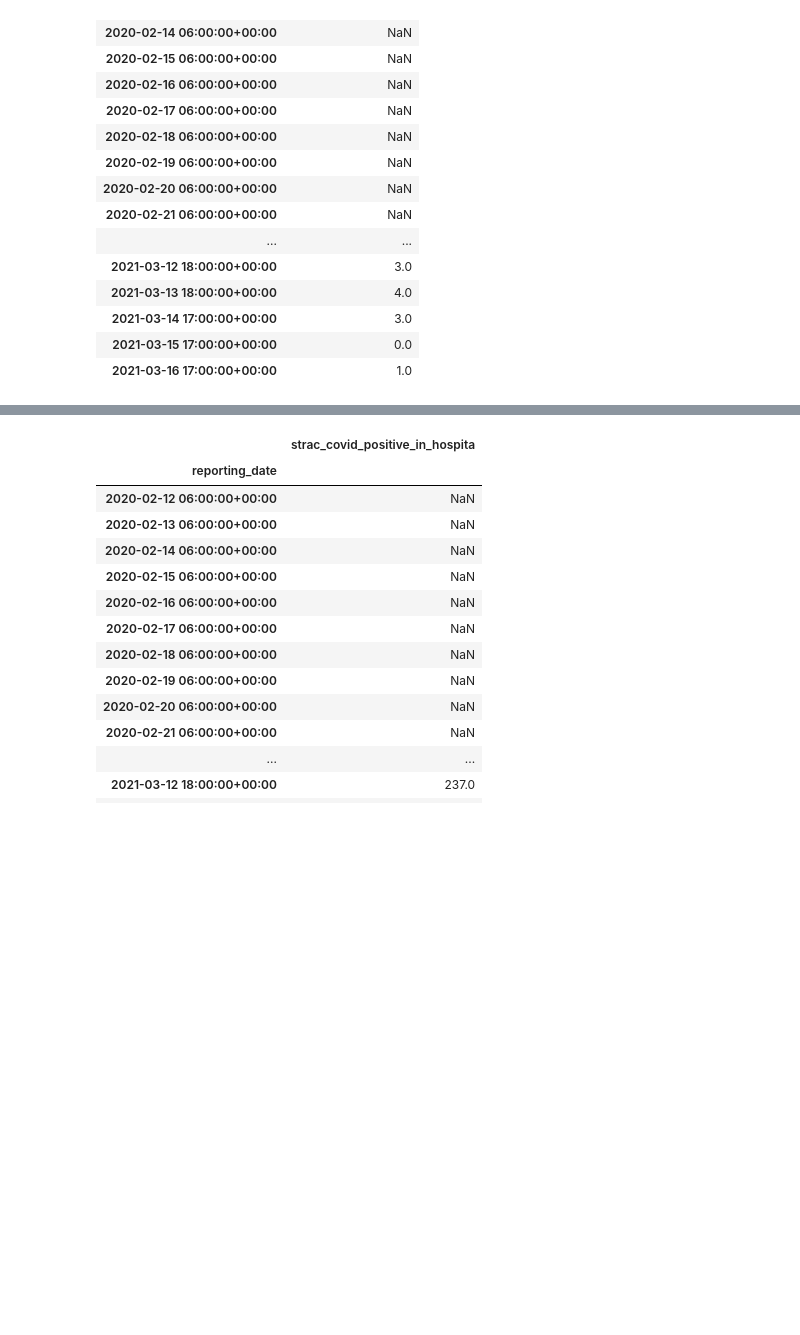
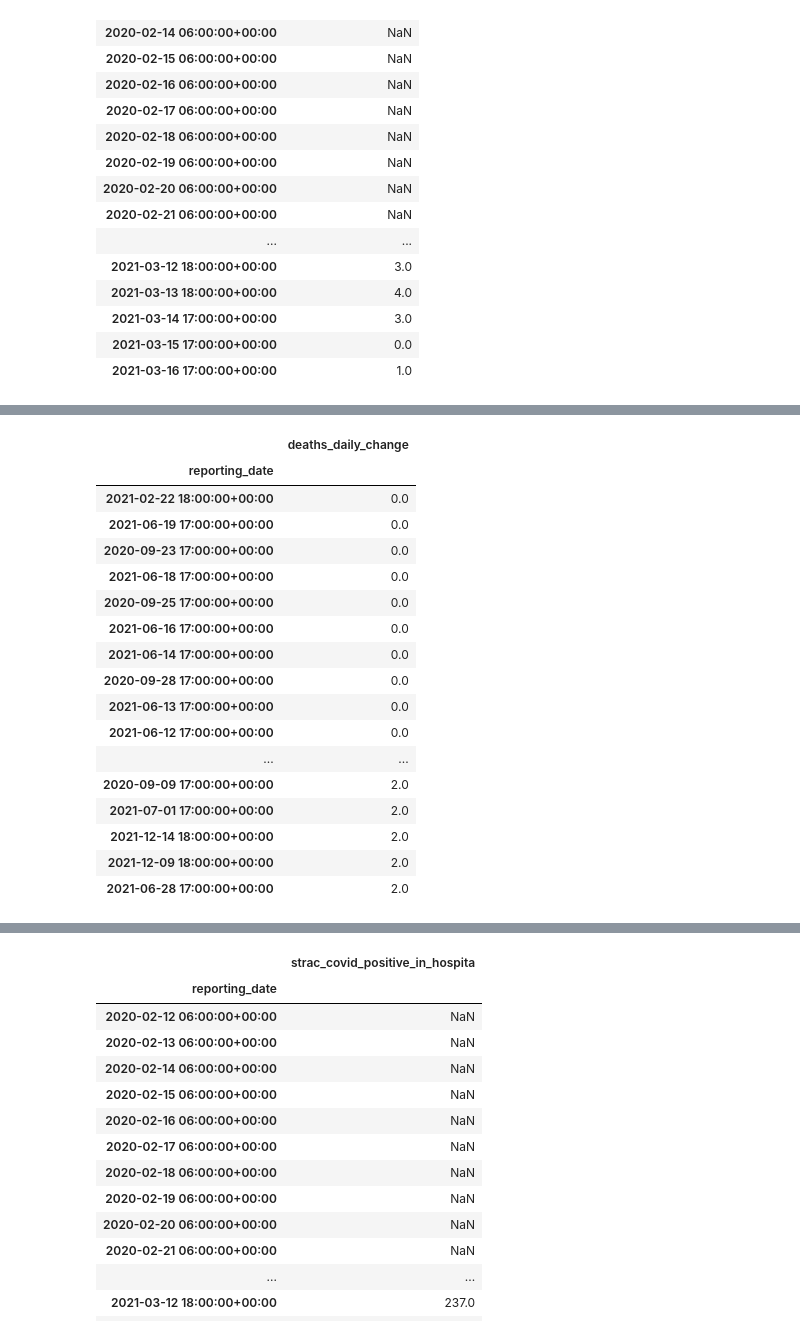
Before and after one commit to ldhagen/Texas_Covid_Data_Notebook, a Jupyter notebook: SanAntonioDailyNew.ipynb, the cells around one changed output, grey strips where cells are left out. Drawn from its saved outputs; the diff is of its cells as text; code cells hidden in the pictures; blank space fills up the shorter version.

```diff
--- a/SanAntonioDailyNew.ipynb
+++ b/SanAntonioDailyNew.ipynb
@@ -170,3 +171,24 @@ fig.savefig('MetroDeathsSANew.png')
+# %%
+df_sa_deaths.sort_values(by = 'deaths_daily_change')
+# %% [output]
+|  | deaths_daily_change |
+| reporting_date |  |
+| 2021-02-22 18:00:00+00:00 | 0.0 |
+| 2021-06-19 17:00:00+00:00 | 0.0 |
+| 2020-09-23 17:00:00+00:00 | 0.0 |
+| 2021-06-18 17:00:00+00:00 | 0.0 |
+| 2020-09-25 17:00:00+00:00 | 0.0 |
+| 2021-06-16 17:00:00+00:00 | 0.0 |
+| 2021-06-14 17:00:00+00:00 | 0.0 |
+| 2020-09-28 17:00:00+00:00 | 0.0 |
+| 2021-06-13 17:00:00+00:00 | 0.0 |
+| 2021-06-12 17:00:00+00:00 | 0.0 |
+| ... | ... |
+| 2020-09-09 17:00:00+00:00 | 2.0 |
+| 2021-07-01 17:00:00+00:00 | 2.0 |
+| 2021-12-14 18:00:00+00:00 | 2.0 |
+| 2021-12-09 18:00:00+00:00 | 2.0 |
+| 2021-06-28 17:00:00+00:00 | 2.0 |
 # %%
 df_sa_deaths.index[-60:]
 # %% [output]
```
Also changed, not shown: parts of 6 cells of this notebook.
